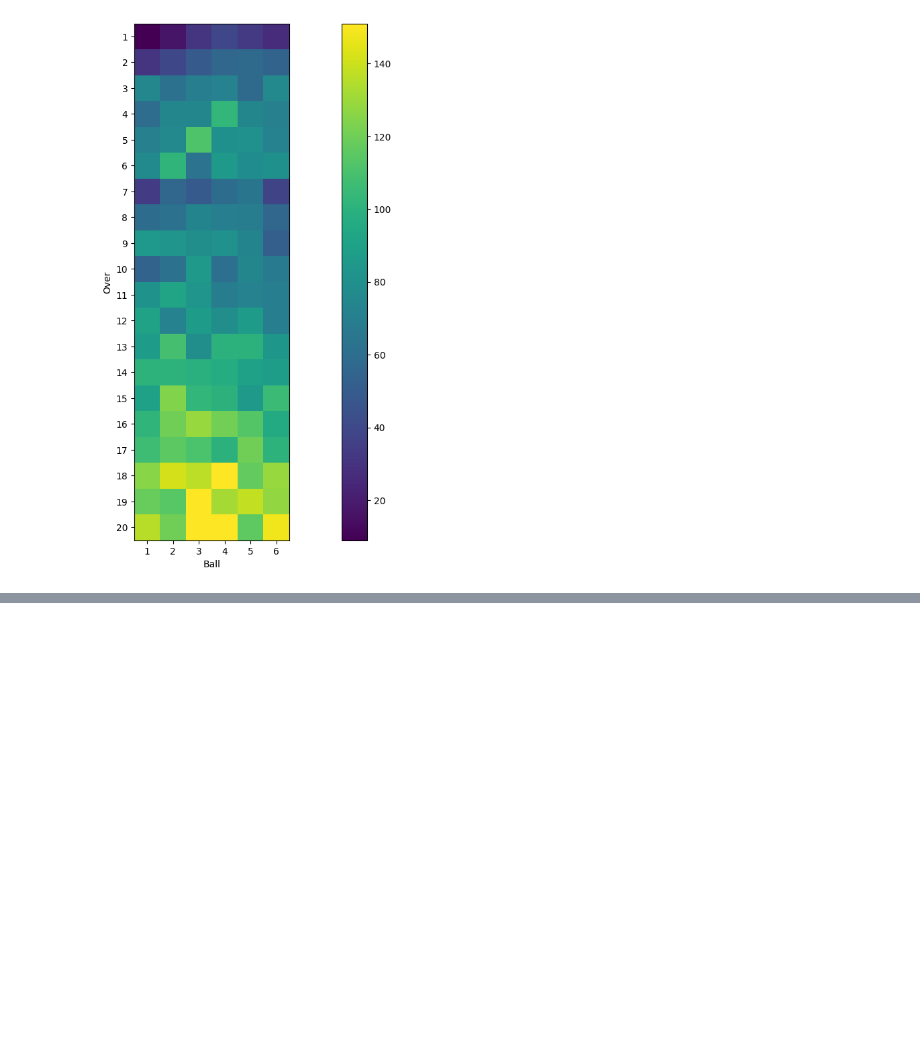
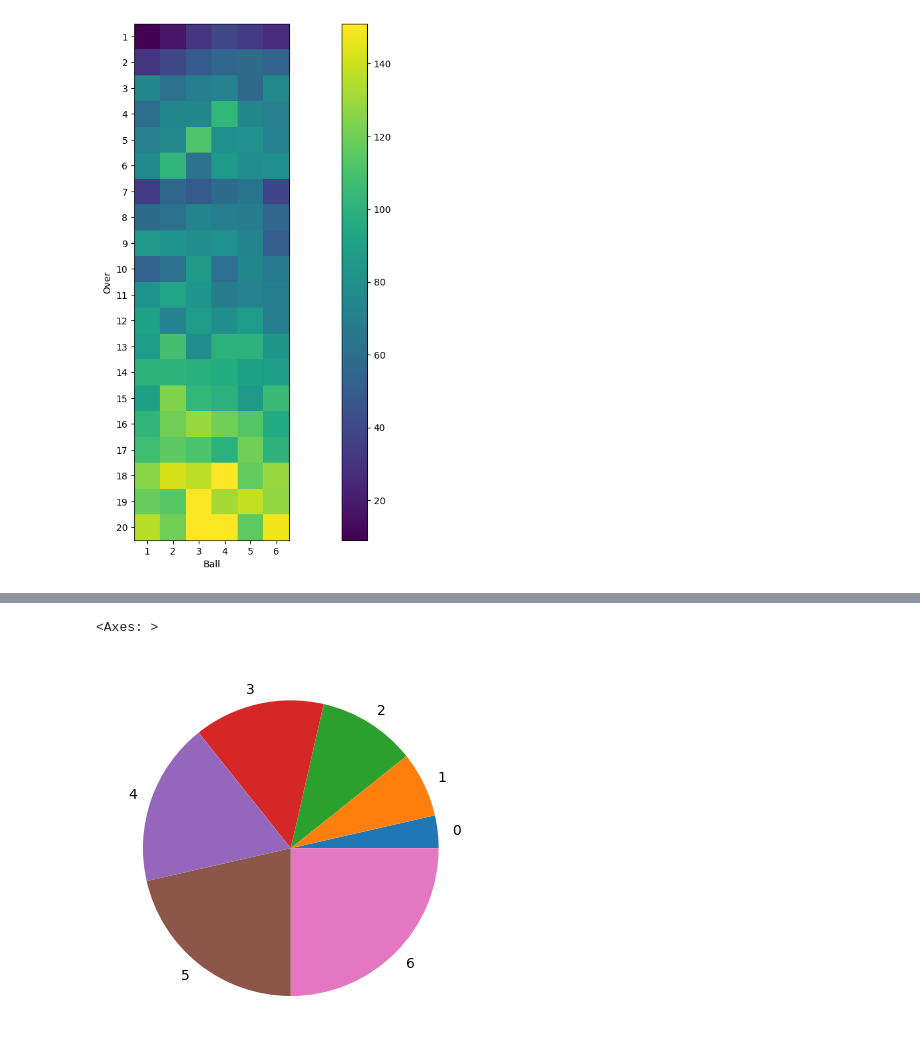
Before and after one commit to Muhammad-Waleed-Source/Matplotlib, a Jupyter notebook: Matplotlib_2.ipynb, the cells around one changed output, grey strips where cells are left out. Cells and saved outputs as stored; diff of their text form; code cells hidden in the pictures; blank space fills up the shorter version.

```diff
--- a/Matplotlib_2.ipynb
+++ b/Matplotlib_2.ipynb
@@ -570,0 +606,5 @@ Text(0, 0.5, 'Over')
+# %%
+s.plot(kind='pie')
+# %% [output]
+<Axes: >
+[figure, added]
```
Also changed, not shown: parts of 5 cells of this notebook.
